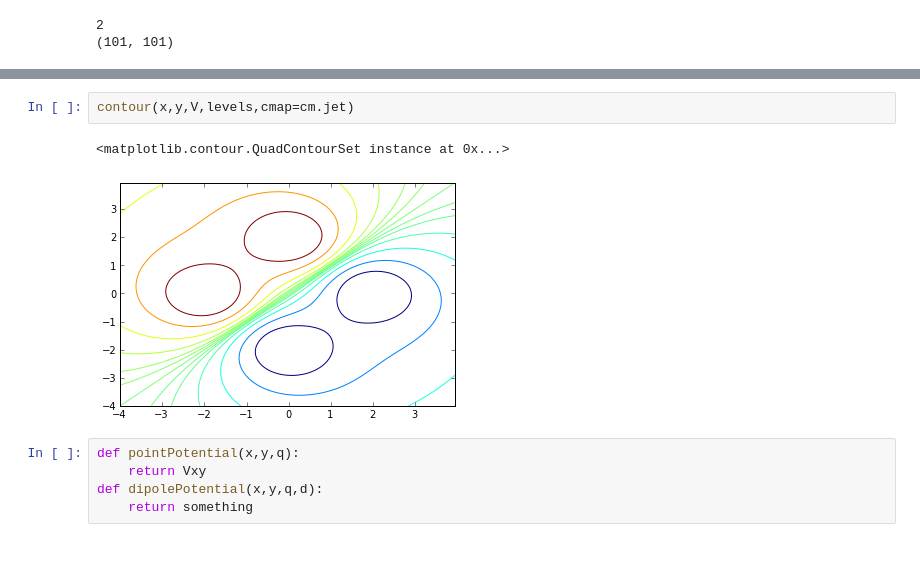
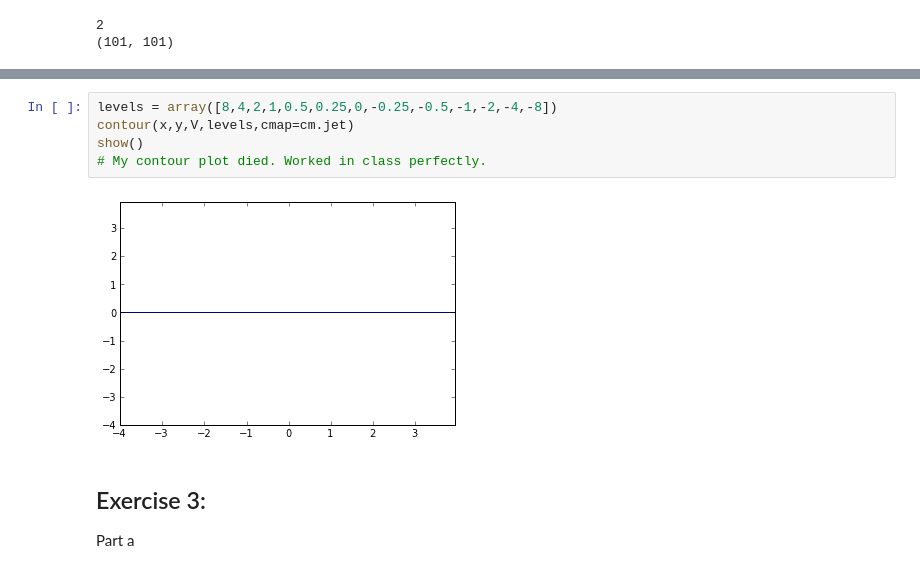
Before and after one commit to dcrose/PHYS202-S13, a Jupyter notebook: Week4/TuesdayNotesApril23.ipynb, the cells around one changed output, grey strips where cells are left out. Cells and saved outputs as stored; diff of their text form.

```diff
--- a/Week4/TuesdayNotesApril23.ipynb
+++ b/Week4/TuesdayNotesApril23.ipynb
@@ -105,10 +105,11 @@ p = ax.plot_surface(x,y,Vxy,rstride=1,cstride=1,linewidth=0,cmap=cm.jet)
-# %%
-contour(x,y,V,levels,cmap=cm.jet)
-# %% [output]
-<matplotlib.contour.QuadContourSet instance at 0x...>
-[figure, removed]
-# %%
-def pointPotential(x,y,q):
-    return Vxy
-def dipolePotential(x,y,q,d):
-    return something
+# %%
+levels = array([8,4,2,1,0.5,0.25,0,-0.25,-0.5,-1,-2,-4,-8])
+contour(x,y,V,levels,cmap=cm.jet)
+show()
+# My contour plot died. Worked in class perfectly.
+# %% [output]
+[figure, added]
+# %% [markdown]
+Exercise 3:
+-
+Part a
```
Also changed, not shown: parts of 5 cells of this notebook.
